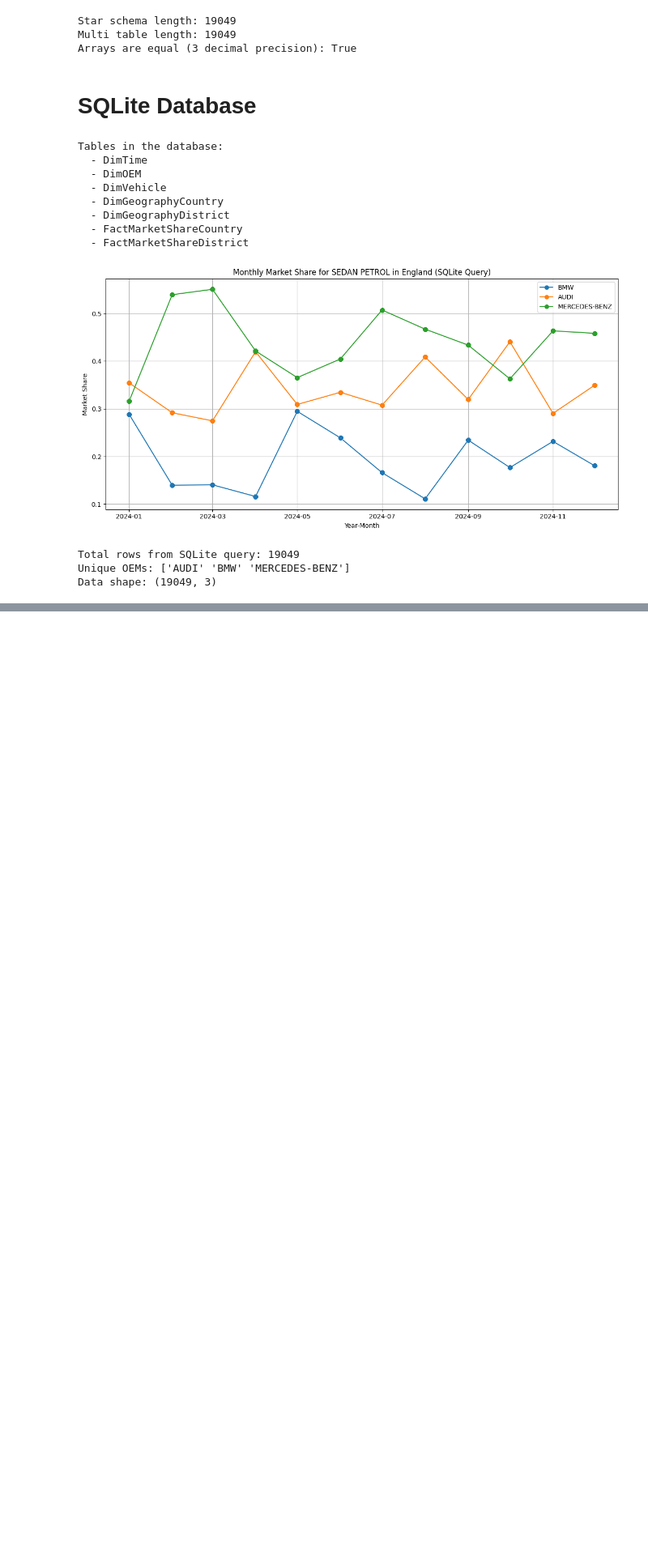
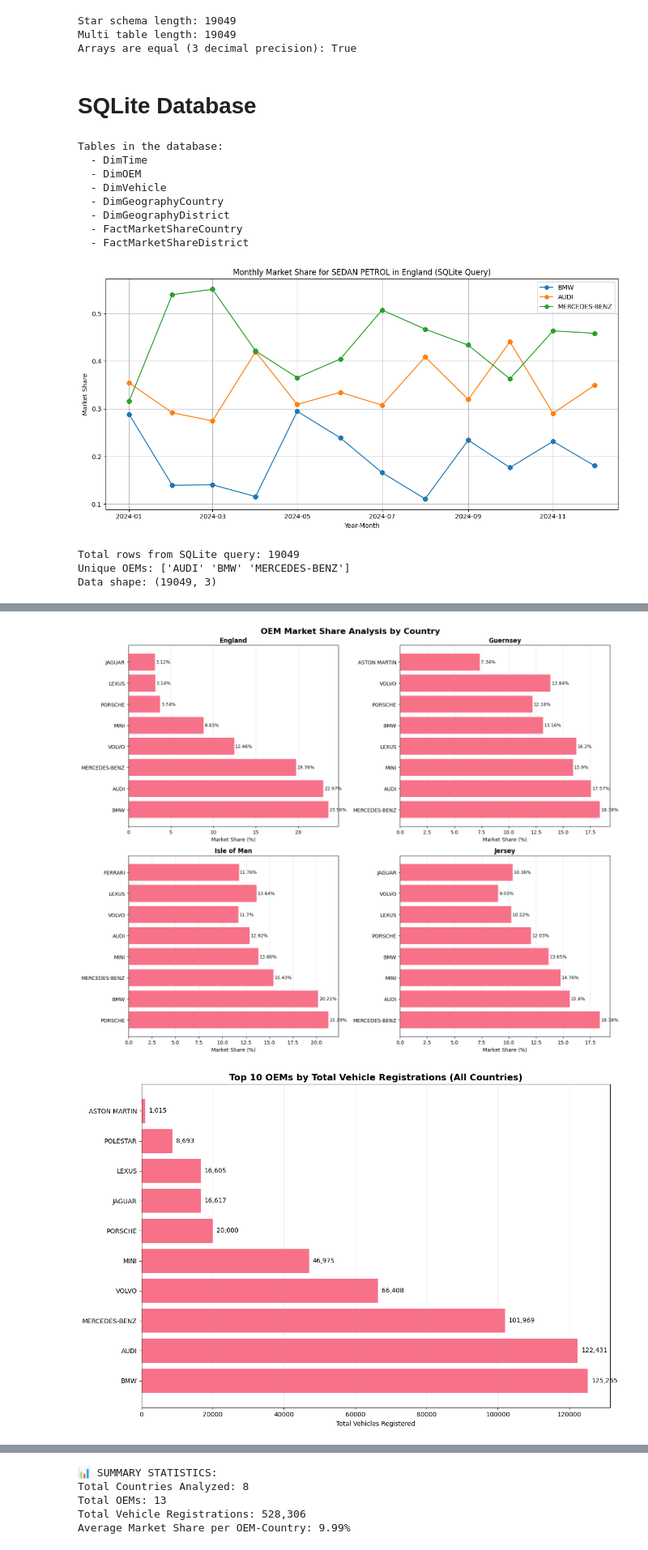
Before and after one commit to john2408/AdvancedDatavisualisationAgent, a Jupyter notebook: notebooks/database.ipynb, the cells around one changed output, grey strips where cells are left out. Shown at 81% size. Drawn from its saved outputs; the diff is of its cells as text; code cells hidden in the pictures; blank space fills up the shorter version.

Commit message:
created new start schema with full registered vehicles

```diff
--- a/notebooks/database.ipynb
+++ b/notebooks/database.ipynb
@@ -536,0 +884,72 @@ Data shape: (19049, 3)
+# %%
+# Create visualizations of the market share data
+import matplotlib.pyplot as plt
+import seaborn as sns
+
+# Set style for better-looking plots
+plt.style.use('default')
+sns.set_palette("husl")
+
+# 1. Market Share by Country - Top 5 OEMs per country
+fig, axes = plt.subplots(2, 2, figsize=(15, 12))
+fig.suptitle('OEM Market Share Analysis by Country', fontsize=16, fontweight='bold')
+
+countries = df_market_share['country_name'].unique()[:4]  # Top 4 countries
+
+for i, country in enumerate(countries):
+    ax = axes[i//2, i%2]
+    country_data = df_market_share[df_market_share['country_name'] == country].head(8)
+
+    bars = ax.barh(country_data['oem_name'], country_data['market_share_percent'])
+    ax.set_title(f'{country}', fontweight='bold')
+    ax.set_xlabel('Market Share (%)')
+    ax.grid(axis='x', alpha=0.3)
+
+    # Add value labels on bars
+    for j, (bar, value) in enumerate(zip(bars, country_data['market_share_percent'])):
+        ax.text(bar.get_width() + 0.1, bar.get_y() + bar.get_height()/2,
+                f'{value}%', va='center', fontsize=9)
+
+plt.tight_layout()
+plt.show()
+
+# 2. Overall Top 10 OEMs across all countries
+plt.figure(figsize=(12, 8))
+overall_data = df_market_share.groupby(['oem_name', 'oem_category']).agg({
+    'total_vehicles': 'sum',
+    'market_share_percent': 'mean'
+}).reset_index().sort_values('total_vehicles', ascending=False).head(10)
+
+bars = plt.barh(overall_data['oem_name'], overall_data['total_vehicles'])
+plt.title('Top 10 OEMs by Total Vehicle Registrations (All Countries)', fontweight='bold', fontsize=14)
+plt.xlabel('Total Vehicles Registered')
+plt.grid(axis='x', alpha=0.3)
+
+# Add value labels
+for bar, value in zip(bars, overall_data['total_vehicles']):
+    plt.text(bar.get_width() + 1000, bar.get_y() + bar.get_height()/2,
+             f'{value:,}', va='center', fontsize=10)
+
+plt.tight_layout()
+plt.show()
+
+# 3. Market Share Distribution by OEM Category
+plt.figure(figsize=(10, 6))
+category_data = df_market_share.groupby('oem_category').agg({
+    'total_vehicles': 'sum',
+    'market_share_percent': 'mean'
+}).reset_index().sort_values('total_vehicles', ascending=False)
+
+plt.pie(category_data['total_vehicles'], labels=category_data['oem_category'], autopct='%1.1f%%', startangle=90)
+plt.title('Vehicle Registrations by OEM Category', fontweight='bold', fontsize=14)
+plt.axis('equal')
+plt.show()
+
+print("📊 SUMMARY STATISTICS:")
+print(f"Total Countries Analyzed: {df_market_share['country_name'].nunique()}")
+print(f"Total OEMs: {df_market_share['oem_name'].nunique()}")
+print(f"Total Vehicle Registrations: {df_market_share['total_vehicles'].sum():,}")
+print(f"Average Market Share per OEM-Country: {df_market_share['market_share_percent'].mean():.2f}%")
+# %% [output]
+[figure, added]
+[figure, added]
@@ -536,0 +957,5 @@ Data shape: (19049, 3)
+📊 SUMMARY STATISTICS:
+Total Countries Analyzed: 8
+Total OEMs: 13
+Total Vehicle Registrations: 528,306
+Average Market Share per OEM-Country: 9.99%
```
Also changed, not shown: parts of 25 cells of this notebook, 15 other files.
